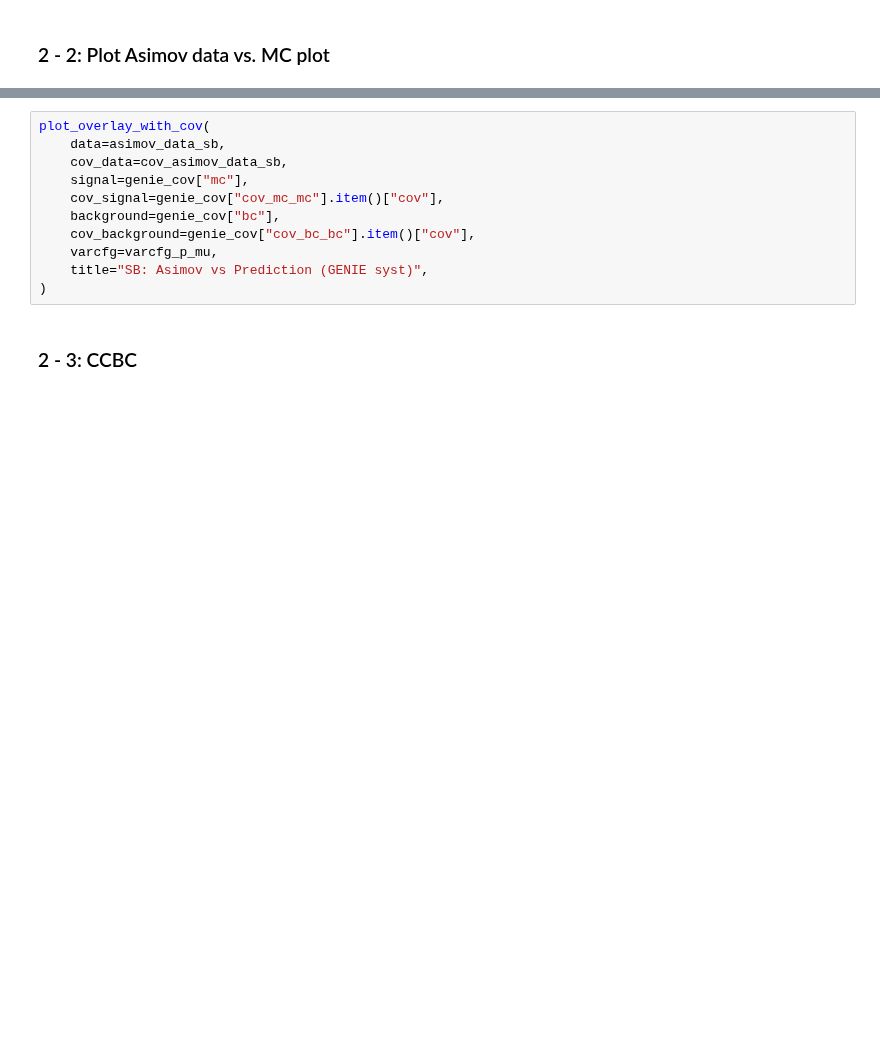
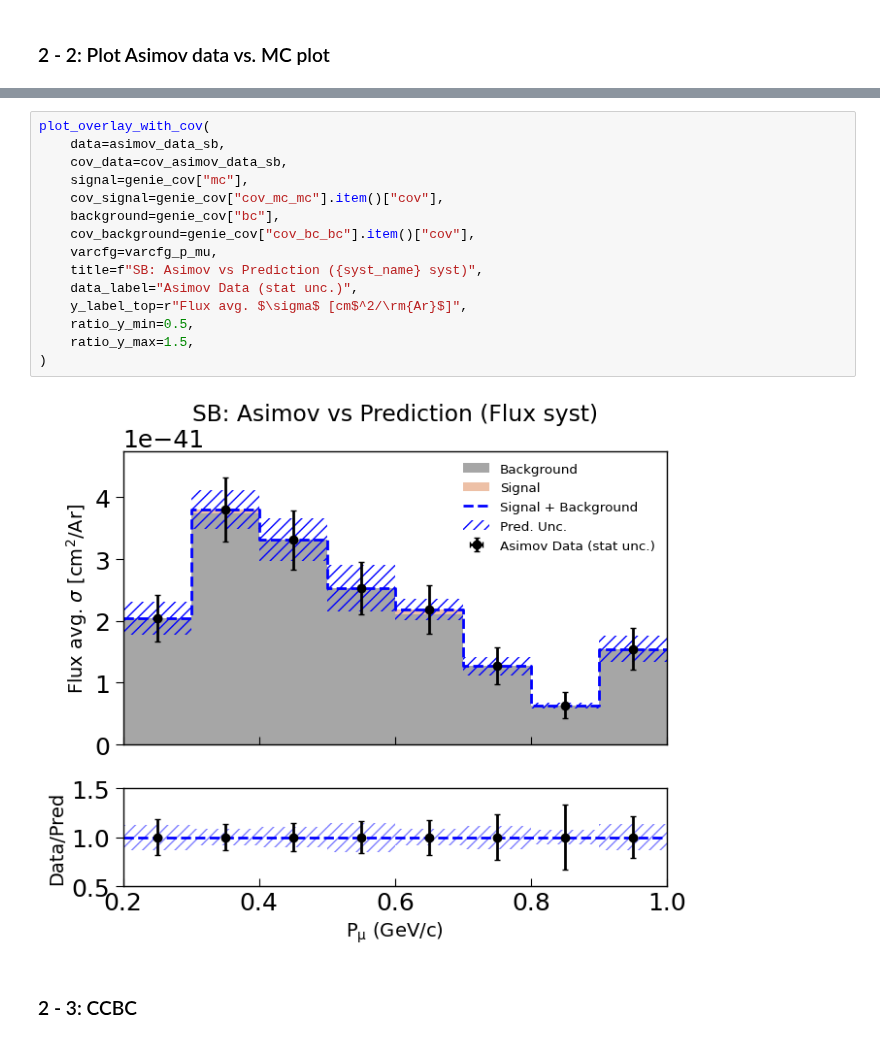
Before and after one commit to sungbinoh/cafpyana, a Jupyter notebook: analysis_village/cohpi/unfolding/unfolding_tests.ipynb, the cells around one changed output, grey strips where cells are left out. Saved outputs shown, nothing was run; the diff lists cells and outputs as text; blank space fills up the shorter version.

```diff
--- a/analysis_village/cohpi/unfolding/unfolding_tests.ipynb
+++ b/analysis_village/cohpi/unfolding/unfolding_tests.ipynb
@@ -50,14 +75,20 @@ plot_overlay_with_cov(
 # %%
 plot_overlay_with_cov(
     data=asimov_data_sb,
     cov_data=cov_asimov_data_sb,
     signal=genie_cov["mc"],
     cov_signal=genie_cov["cov_mc_mc"].item()["cov"],
     background=genie_cov["bc"],
     cov_background=genie_cov["cov_bc_bc"].item()["cov"],
     varcfg=varcfg_p_mu,
-    title="SB: Asimov vs Prediction (GENIE syst)",
+    title=f"SB: Asimov vs Prediction ({syst_name} syst)",
+    data_label="Asimov Data (stat unc.)",
+    y_label_top=r"Flux avg. $\sigma$ [cm$^2/\rm{Ar}$]",
+    ratio_y_min=0.5,
+    ratio_y_max=1.5,
 )
+# %% [output]
+[figure, added]
 # %% [markdown]
 ### 2 - 3: CCBC
 # %% [markdown]
```
Also changed, not shown: parts of 4 cells of this notebook, 2 other files.
